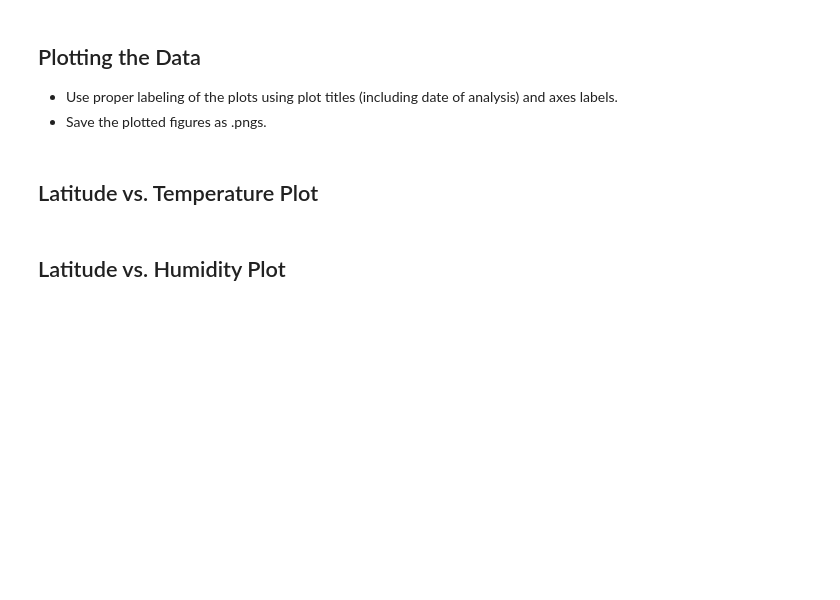
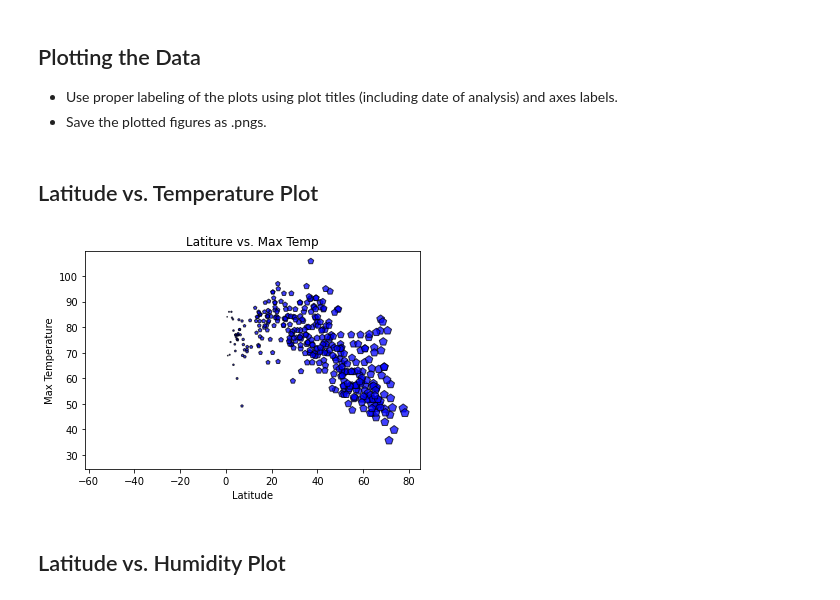
Before and after one commit to kwelter23/python_APIs, a Jupyter notebook: WeatherPy.ipynb/WeatherPy.ipynb, the cells around one changed output. Cells and saved outputs as stored; diff of their text form; code cells hidden in the pictures; blank space fills up the shorter version.

Commit message:
added scatter plots

```diff
--- a/WeatherPy.ipynb/WeatherPy.ipynb
+++ b/WeatherPy.ipynb/WeatherPy.ipynb
@@ -222,3 +208,5 @@ SyntaxError: invalid syntax (<ipython-input-17-76b1c3966878>, line 1)
 # %%
 # Make a new DataFrame equal to the city data to drop all humidity outliers by index.
 # Passing "inplace=False" will make a copy of the city_data DataFrame, which we call "clean_city_data".
+cleaned_city_data_df = city_weather_data_df.drop(find_humidity_outliers , inplace=False)
+cleaned_city_data_df
@@ -225,13 +227,30 @@ SyntaxError: invalid syntax (<ipython-input-17-76b1c3966878>, line 1)
 # %%
 # Extract relevant fields from the data frame
-
+cols = [0,1,3,4,5,6]
+relevant_city_data_df = cleaned_city_data_df[cleaned_city_data_df.columns[cols]]
+relevant_city_data_df
 
 # Export the City_Data into a csv
+relevantcity_output_data_file = "output_data/cities.csv"
 # %% [markdown]
 ## Plotting the Data
 * Use proper labeling of the plots using plot titles (including date of analysis) and axes labels.
 * Save the plotted figures as .pngs.
 # %% [markdown]
 ## Latitude vs. Temperature Plot
+# %%
+# Generate a scatter plot of average tumor volume vs. mouse weight for the Capomulin regimen.
+# Note: this means mouse weight goes on the x-axis, with average tumor volume on the y-axis.
+x_axis = relevant_city_data_df ["Lat"]
+y_axis = relevant_city_data_df ["Max_Temp"]
+
+plt.scatter(x_axis, y_axis, marker="p", facecolors="blue", edgecolors="black",
+            s=x_axis, alpha=0.75)
+plt.title("Latiture vs. Max Temp")
+plt.xlabel("Latitude")
+plt.ylabel("Max Temperature")
+plt.show()
+# %% [output]
+[figure, added]
 # %% [markdown]
 ## Latitude vs. Humidity Plot
```
Also changed, not shown: parts of 11 cells of this notebook, 1 other file.
